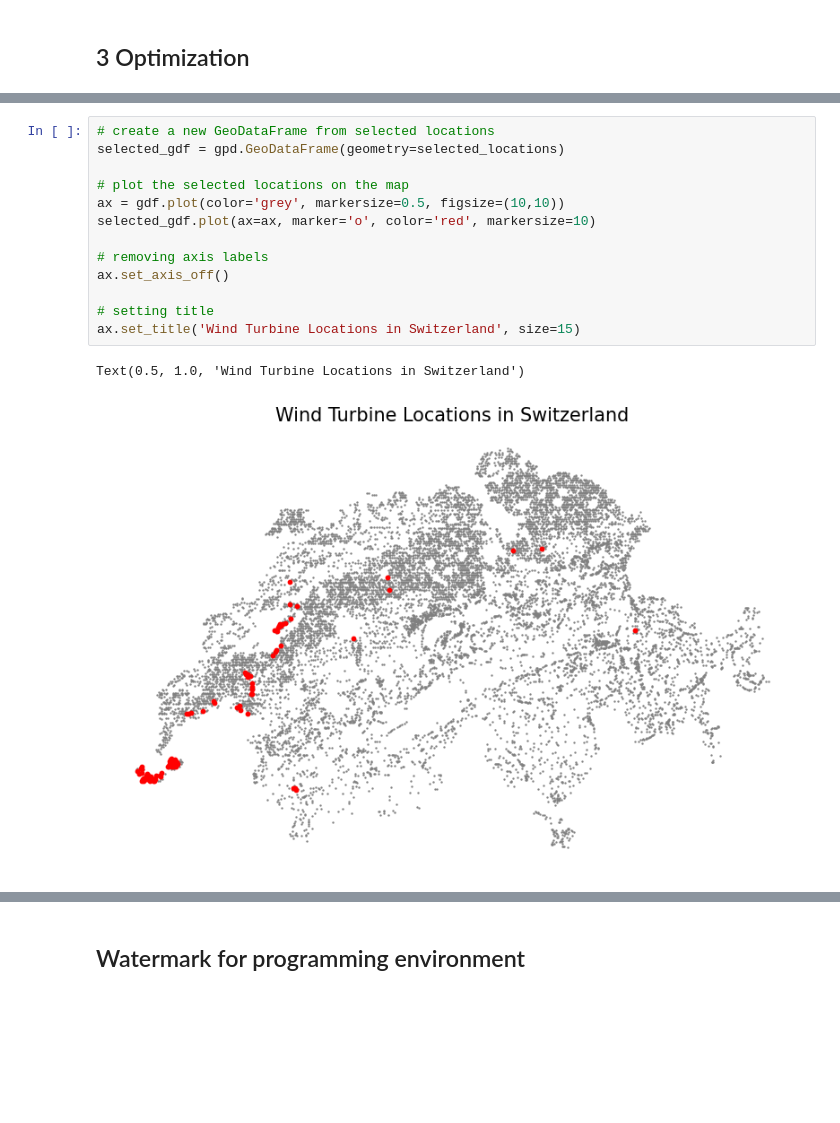
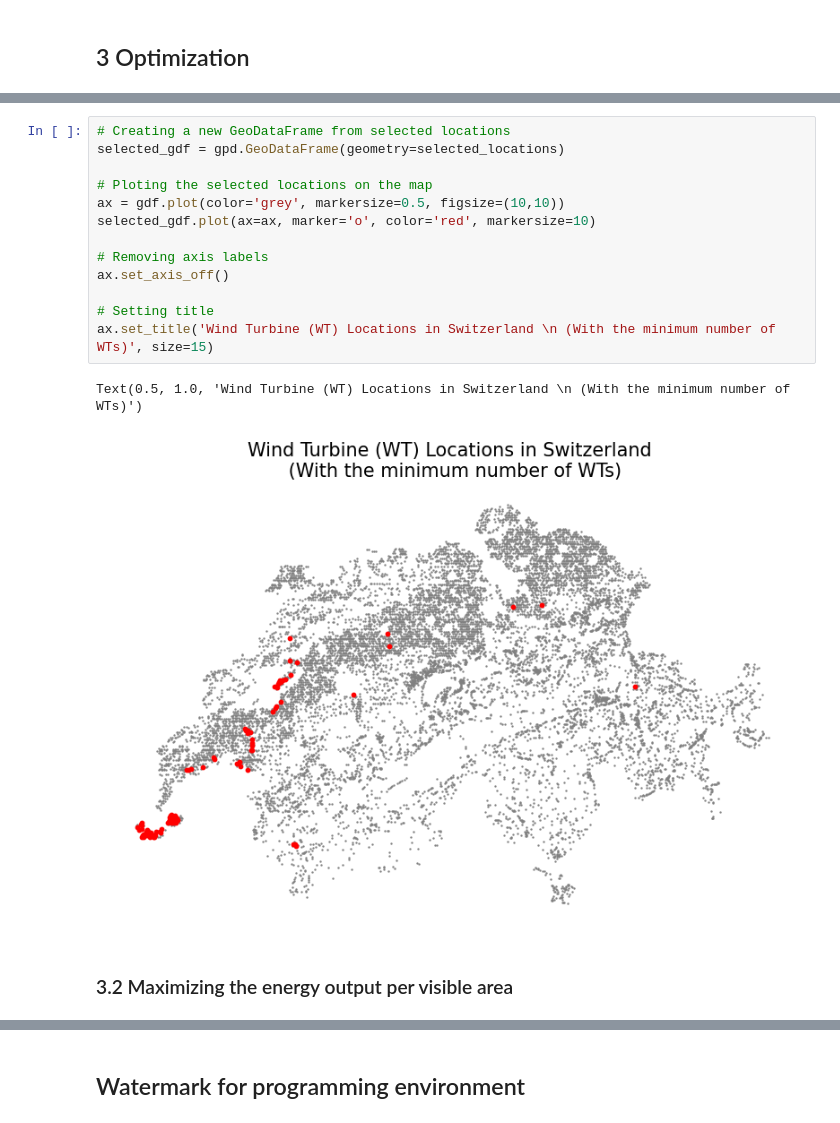
Before and after one commit to percw/Swiss_wind-turbine_optimization, a Jupyter notebook: wind_optimization.ipynb, the cells around one changed output, grey strips where cells are left out. Drawn from its saved outputs; the diff is of its cells as text; blank space fills up the shorter version.

```diff
--- a/wind_optimization.ipynb
+++ b/wind_optimization.ipynb
@@ -265,16 +268,18 @@ Power output: 1209158.0 MW
 # %%
-# create a new GeoDataFrame from selected locations
+# Creating a new GeoDataFrame from selected locations
 selected_gdf = gpd.GeoDataFrame(geometry=selected_locations)
 
-# plot the selected locations on the map
+# Ploting the selected locations on the map
 ax = gdf.plot(color='grey', markersize=0.5, figsize=(10,10))
 selected_gdf.plot(ax=ax, marker='o', color='red', markersize=10)
 
-# removing axis labels
+# Removing axis labels
 ax.set_axis_off()
 
-# setting title
-ax.set_title('Wind Turbine Locations in Switzerland', size=15)
+# Setting title
+ax.set_title('Wind Turbine (WT) Locations in Switzerland \n (With the minimum number of WTs)', size=15)
 # %% [output]
-Text(0.5, 1.0, 'Wind Turbine Locations in Switzerland')
+Text(0.5, 1.0, 'Wind Turbine (WT) Locations in Switzerland \n (With the minimum number of WTs)')
-[figure, old version]
+[figure, new version]
+# %% [markdown]
+### 3.2 Maximizing the energy output per visible area
```
Also changed, not shown: parts of 6 cells of this notebook.
